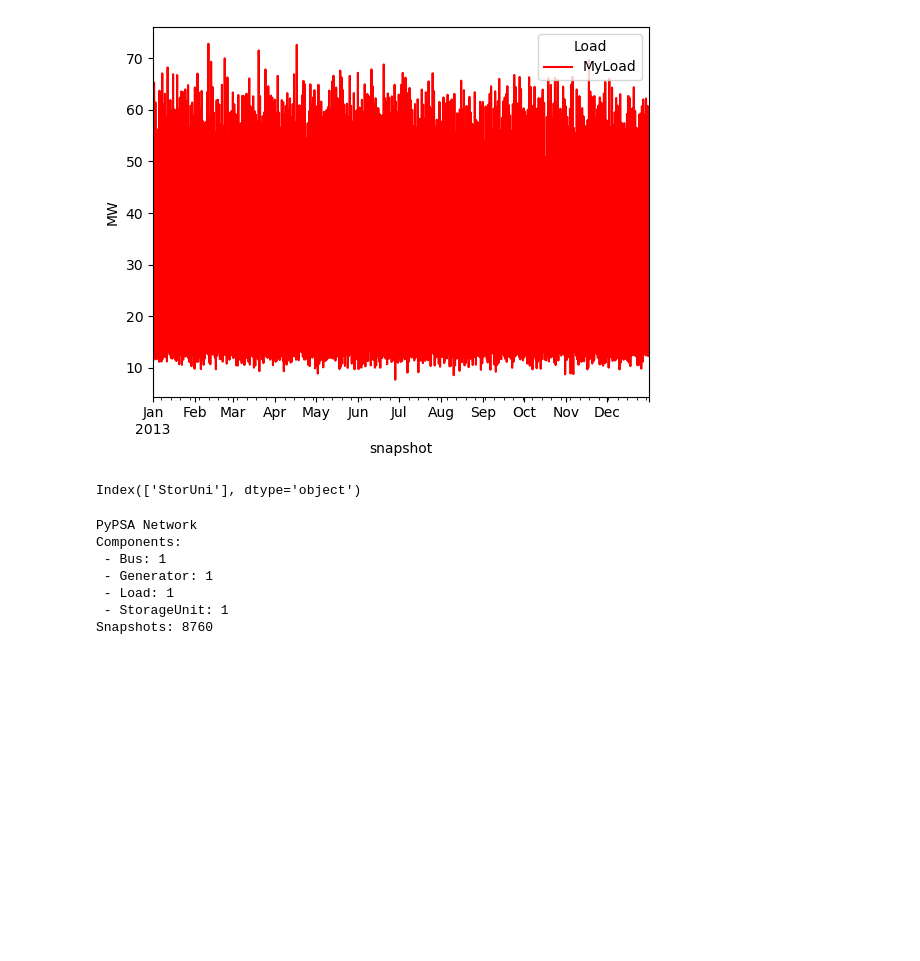
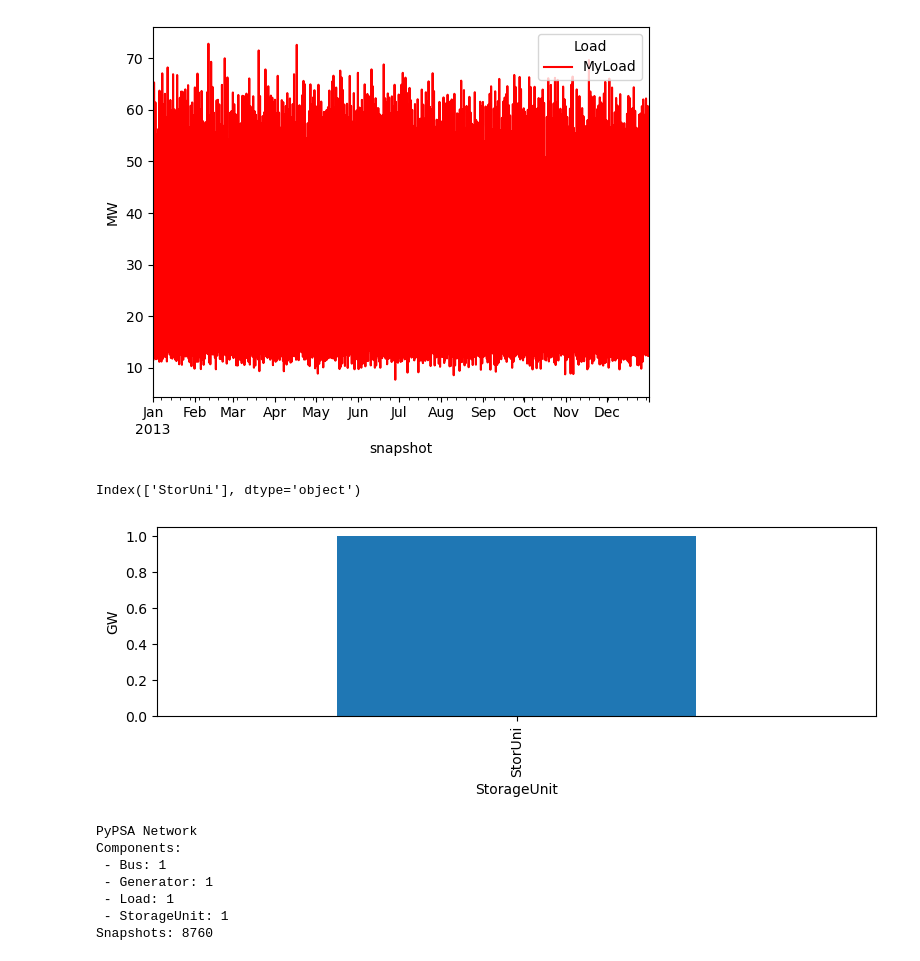
Before and after one commit to DeniseGiub/pypsa-distribution, a Jupyter notebook: Add_electricity_local.ipynb, the cells around one changed output. Drawn from its saved outputs; the diff is of its cells as text; code cells hidden in the pictures; blank space fills up the shorter version.

Commit message:
state of charge plot added

```diff
--- a/Add_electricity_local.ipynb
+++ b/Add_electricity_local.ipynb
@@ -111,6 +111,11 @@ n.madd("StorageUnit",["StorUni"], bus="onebus",  p_nom=0.5, marginal_cost=10, in
        efficiency_dispatch=0.5, cyclic_state_of_charge=True, state_of_charge_initial=1000)
 # %% [output]
 Index(['StorUni'], dtype='object')
+# %%
+n.storage_units.state_of_charge_initial.div(1e3).plot.bar(ylabel="GW", figsize=(8, 3))
+plt.tight_layout()
+# %% [output]
+[figure, added]
 # %%
 #I want to see my whole network:
 
```
Also changed, not shown: parts of 5 cells of this notebook.
